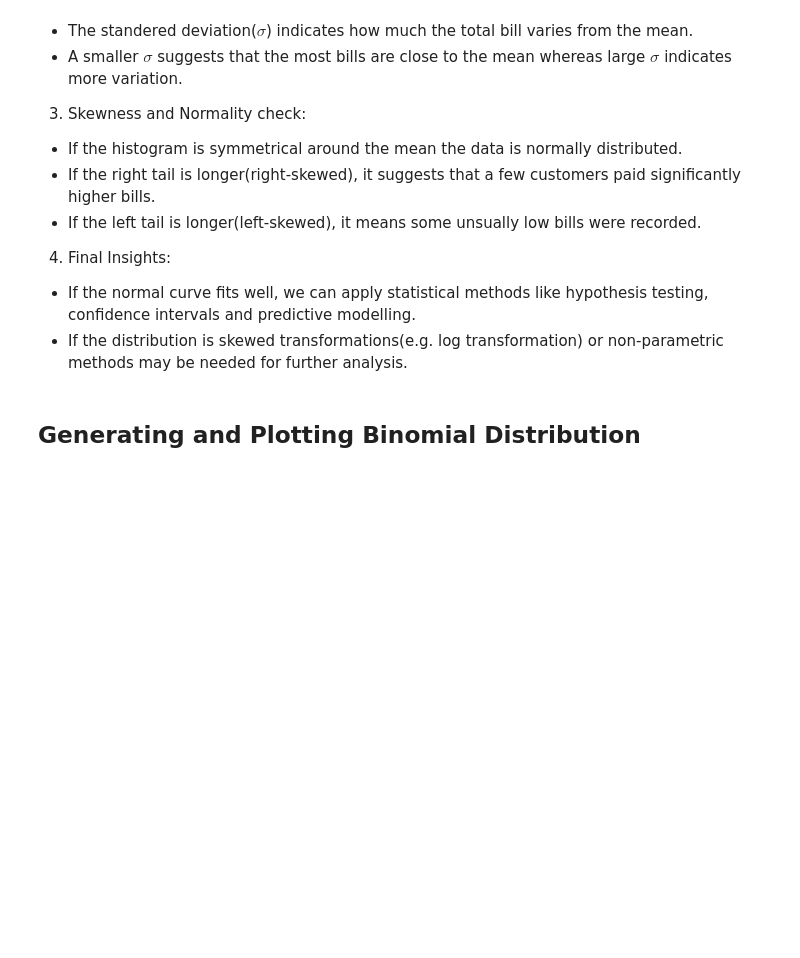
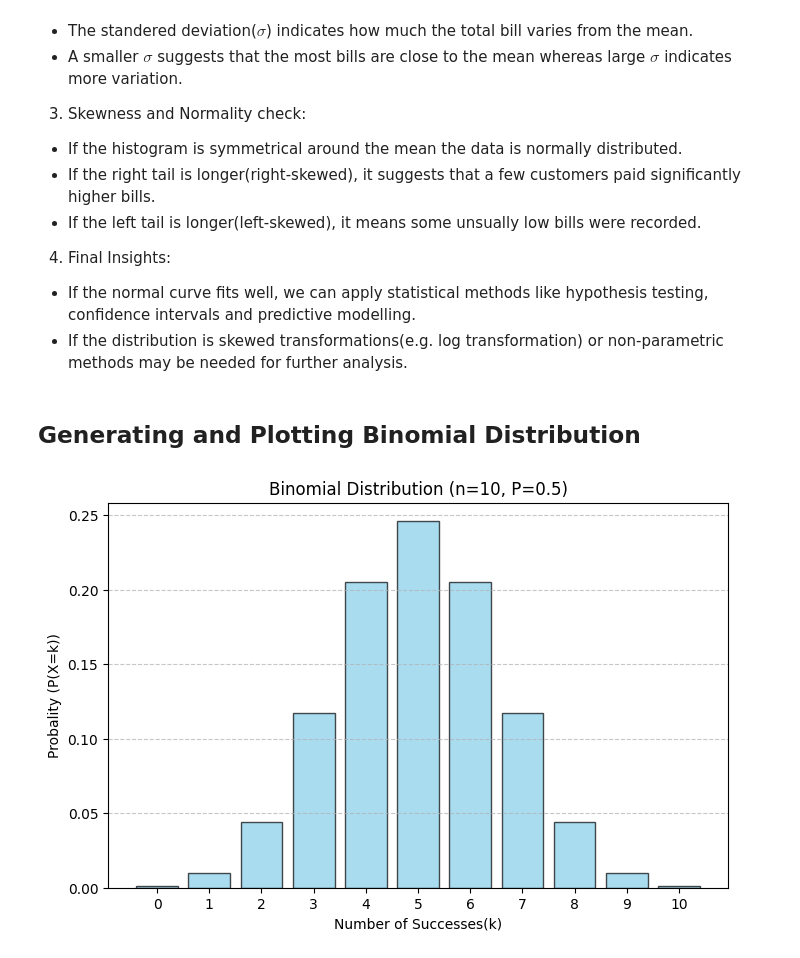
Before and after one commit to piyush-verma020/math-visualization, a Jupyter notebook: Probability.ipynb, the cells around one changed output. Saved outputs shown, nothing was run; the diff lists cells and outputs as text; code cells hidden in the pictures; blank space fills up the shorter version.

```diff
--- a/Probability.ipynb
+++ b/Probability.ipynb
@@ -166,0 +169,25 @@ plt.show()
+# %%
+# Defining Paarmeter
+n = 10    # Number of trials
+p = 0.5   # Probability of sucess
+
+# Generating possible values of k (0 to n)
+k = np.arange(0,n+1)
+
+# Compute binomial PMF (Probability Mass Function)
+binomial_pmf = binom.pmf(k,n,p)
+
+# Compute binomial CDF (Cumulative Distributive Function)
+binomial_cdf = binom.cdf(k,n,p)
+# %%
+# Plotting PMF(Proability Mass Function)
+plt.figure(figsize=(8,5))
+plt.bar(k,binomial_pmf,color='skyblue',edgecolor='black',alpha=0.7)
+plt.xlabel('Number of Successes(k)')
+plt.ylabel('Probality (P(X=k))')
+plt.title(f'Binomial Distribution (n={n}, P={p})')
+plt.grid(axis='y',linestyle='--',alpha=0.7)
+plt.xticks(k)
+plt.show()
+# %% [output]
+[figure, added]
```
Also changed, not shown: parts of 10 cells of this notebook.
